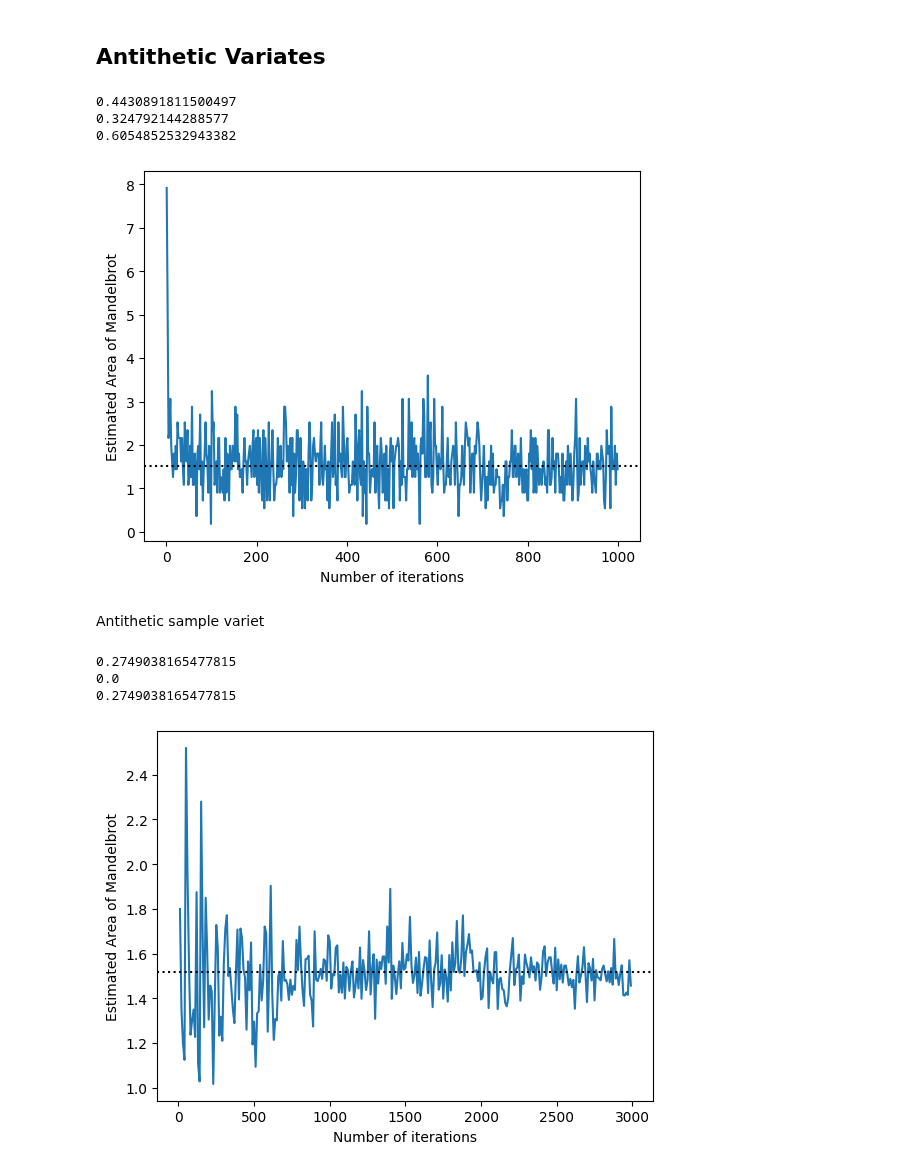
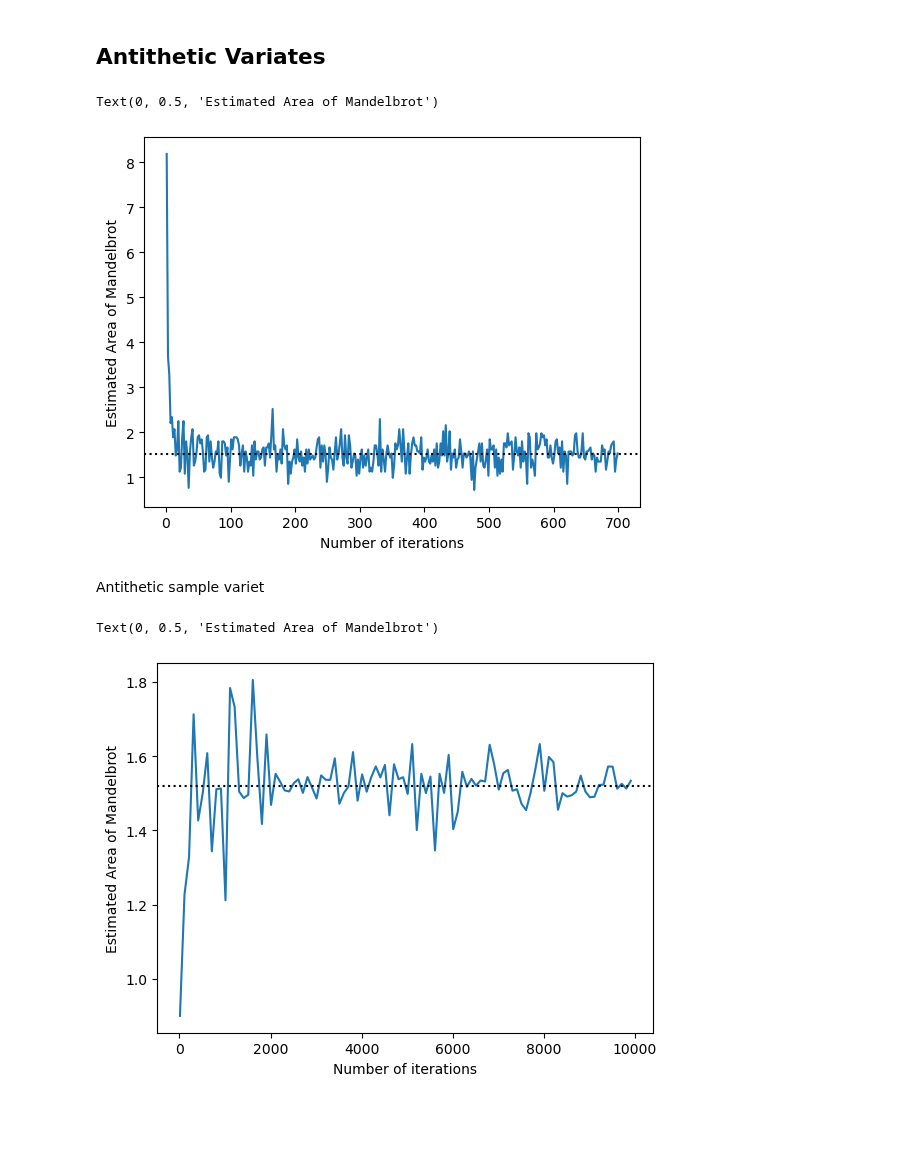
Before and after one commit to KeniaLS/Stoc_Sim_Assignment1, a Jupyter notebook: SS_Kenia_Divya_Assignment1.ipynb, the cells around one changed output. Cells and saved outputs as stored; diff of their text form; code cells hidden in the pictures; blank space fills up the shorter version.

```diff
--- a/SS_Kenia_Divya_Assignment1.ipynb
+++ b/SS_Kenia_Divya_Assignment1.ipynb
@@ -533,8 +556,8 @@ plt.legend()
 # %% [markdown]
 ## Antithetic Variates
 # %%
-num_iters= range(1, 1000, 2)     ## range of values for changing the No. of iterations
-samples  = 50                  ## sample size
+num_iters= range(1, 700, 2)     ## range of values for changing the No. of iterations
+samples  = 200                  ## sample size
 x_min, x_max = -2.0, 1.0
 y_min, y_max = -1.5, 1.5
 area_square = 3*3
@@ -581,26 +604,14 @@ plt.plot(num_iters, based_iter_anti)
 plt.axhline(y = 1.52, color = 'k', linestyle = ':')
 plt.xlabel("Number of iterations")
 plt.ylabel("Estimated Area of Mandelbrot")
-sd_area_U = np.std(np.array(based_iter_U))
-var_area_error = 0.5 * np.sqrt(sd_area_U)
-cov_area = np.cov(based_iter_U, based_iter_Ui)[0, 1]
-print(var_area_error)
-print(cov_area)
-var_area_cov = 0.5 * np.sqrt(sd_area_U) + 0.5 * cov_area
-print(var_area_cov)
 # %% [output]
-0.4430891811500497
-0.324792144288577
-0.6054852532943382
+Text(0, 0.5, 'Estimated Area of Mandelbrot')
-[figure, old version]
+[figure, new version]
 # %% [markdown]
 Antithetic sample variet
 # %%
-num_samples = range(10, 3000, 10)     ## range of values for changing the Sample size
-num_iters = 400                       ## Number of iterations
-x_min, x_max = -2.0, 1.0
-y_min, y_max = -1.5, 1.5
-area_square = 3*3
+num_samples = range(10, 10000, 100)     ## range of values for changing the Sample size
+num_iters = 300                       ## Number of iterations
 
 based_sample_anti = []
 based_sample_U = []
@@ -630,30 +641,21 @@ for samples in num_samples:
             num_points_mandel += 1
             num_points_mandel_U += 1
 
-        count += 2
+        count += 1
 
 
     area = num_points_mandel * area_square/samples
-    area_U = num_points_mandel_U * area_square/(samples/2)
-    area_Ui = num_points_mandel_Ui * area_square/(samples/2)
+    area_U = num_points_mandel_U * area_square/(samples)
+    area_Ui = num_points_mandel_Ui * area_square/(samples)
     based_sample_anti.append(area)
     based_sample_Ui.append(area_Ui)
     based_sample_U.append(area_U)
 # %%
 plt.plot(num_samples, based_sample_anti)
 plt.axhline(y = 1.52, color = 'k', linestyle = ':')
 plt.xlabel("Number of iterations")
 plt.ylabel("Estimated Area of Mandelbrot")
-sd_area_U = np.std(np.array(based_sample_U))
-var_area_error = 0.5 * np.sqrt(sd_area_U)
-cov_area = np.cov(based_sample_U, based_sample_Ui)[0, 1]
-print(var_area_error)
-print(cov_area)
-var_area_cov = 0.5 * np.sqrt(sd_area_U) + 0.5 * cov_area
-print(var_area_cov)
 # %% [output]
-0.2749038165477815
-0.0
-0.2749038165477815
+Text(0, 0.5, 'Estimated Area of Mandelbrot')
-[figure, old version]
+[figure, new version]
 # %%
```
Also changed, not shown: parts of 36 cells of this notebook, 4 other files.
